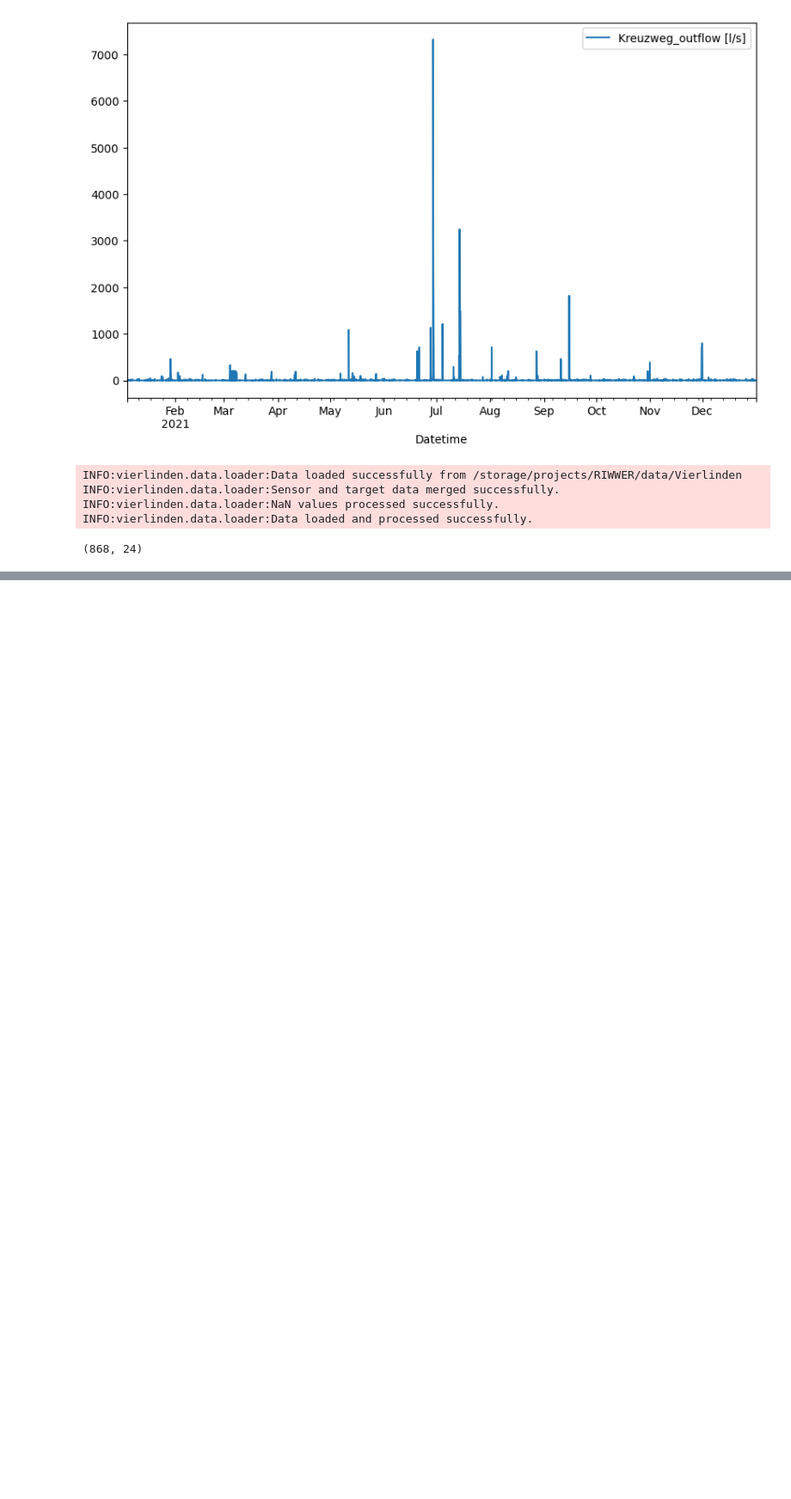
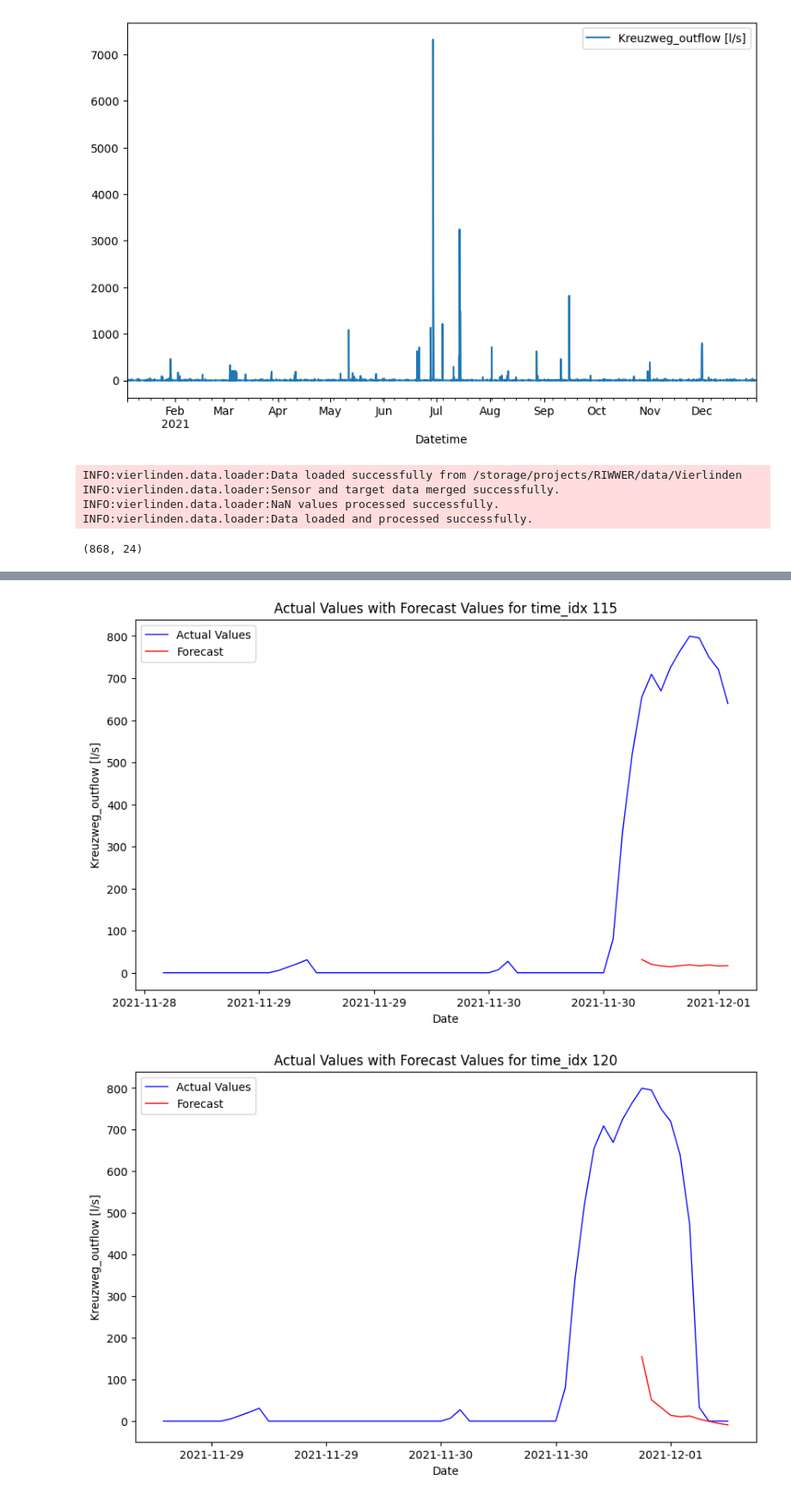
Before and after one commit to vipin2310/UT_RIWWER_project, a Jupyter notebook: main.ipynb, the cells around one changed output, grey strips where cells are left out. Shown at 86% size. Cells and saved outputs as stored; diff of their text form; code cells hidden in the pictures; blank space fills up the shorter version.

```diff
--- a/main.ipynb
+++ b/main.ipynb
@@ -116,2 +132,8 @@ nhits_wrapper.save_trained_model(model_output_path + "/"  + 'NHiTS_Kreuzweg_mode
+# %%
+prediction_wrapper.plot_forecast_per_time_idx(115)
+prediction_wrapper.plot_forecast_per_time_idx(120)
+# %% [output]
+[figure, added]
+[figure, added]
 # %%
 print(model)
```
Also changed, not shown: parts of 10 cells of this notebook, 2 other files.
